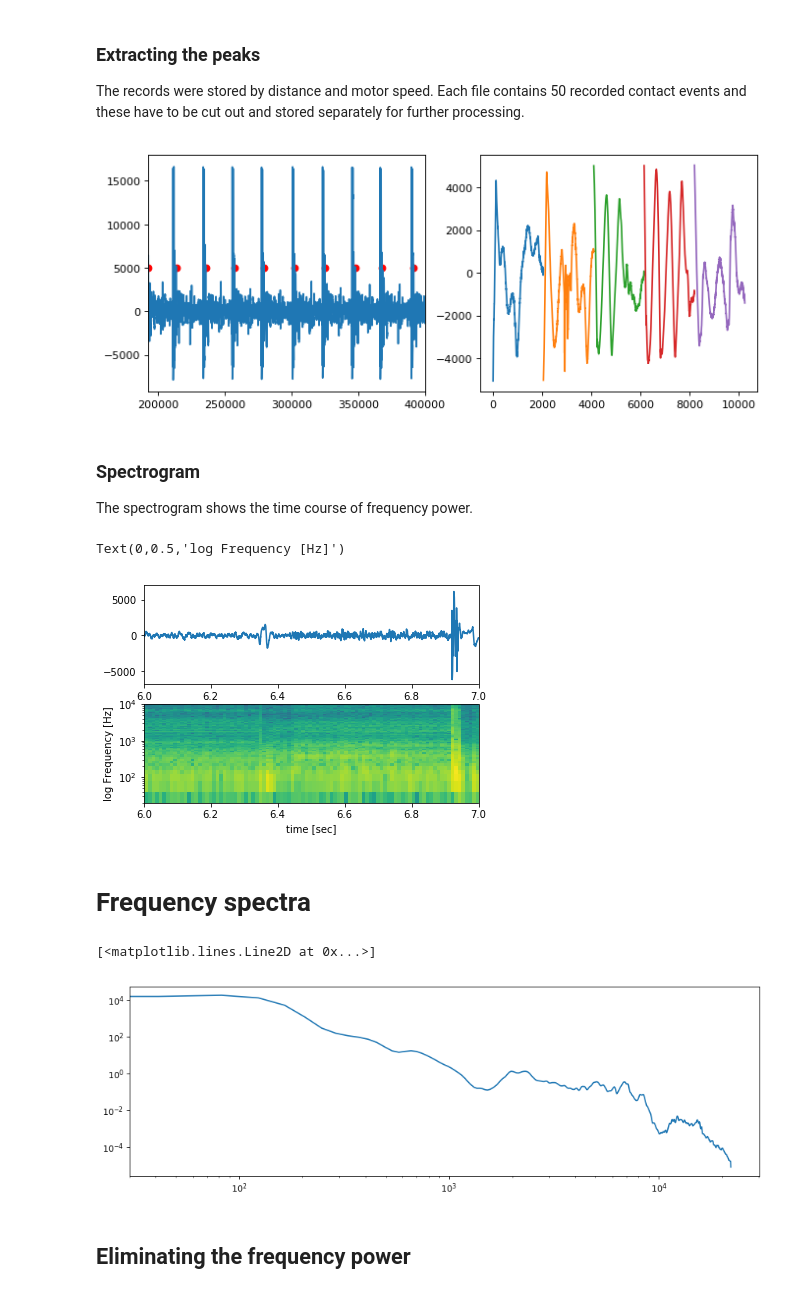
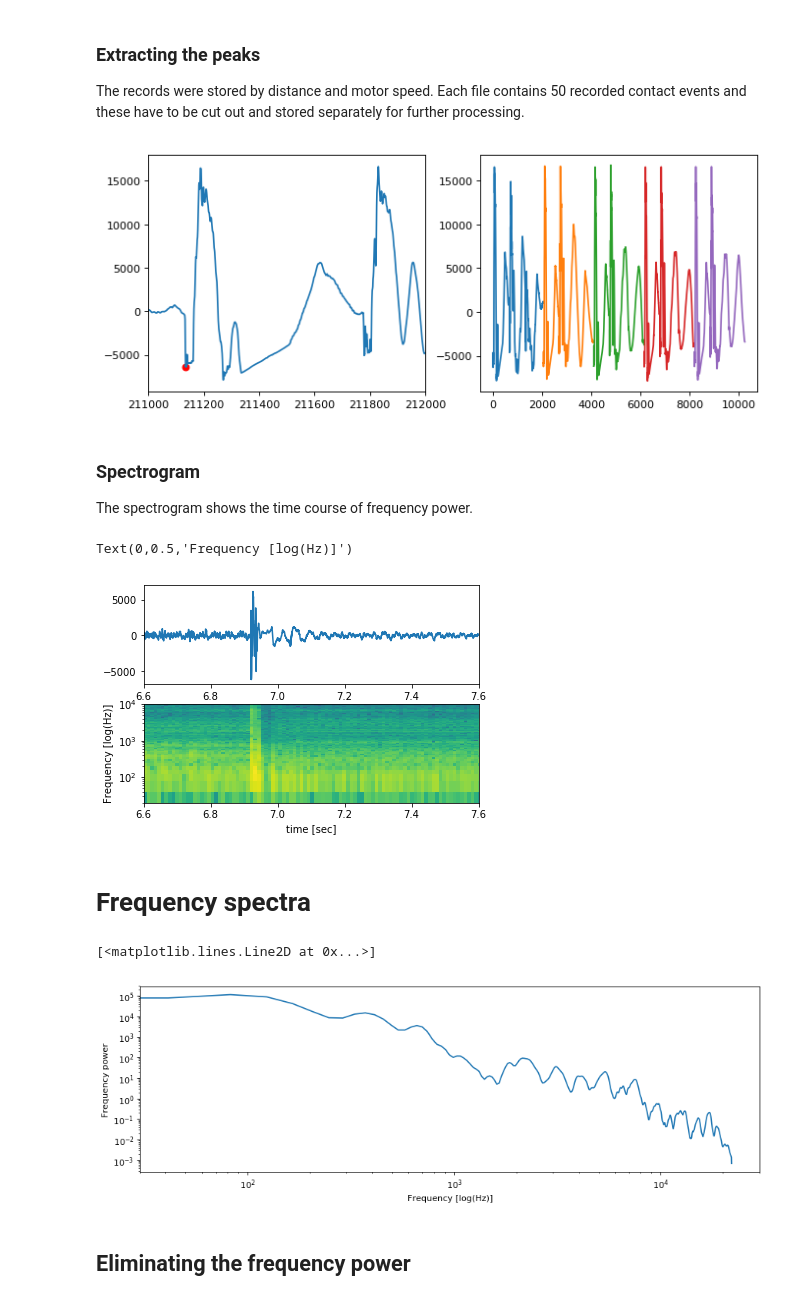
Before and after one commit to LucaHermes/PiezoAntenna, a Jupyter notebook: Piezo Antenna.ipynb, the cells around one changed output. Drawn from its saved outputs; the diff is of its cells as text; code cells hidden in the pictures.

```diff
--- a/Piezo Antenna.ipynb
+++ b/Piezo Antenna.ipynb
@@ -92,48 +92,54 @@ The records were stored by distance and motor speed. Each file contains 50 recor
 # %%
 EXPECTED_CONTACTS = 100
 THRESHOLD = 5000
 FRAGMENT_SIZE = 2048
+SAMPLES_BETWEEN_CONTACTS = 4410
 
 data = rawdata
 
-def find_peaks(x):
+def find_peaks(x, method='last_peaks'):
     above_th = pd.Series(x) > THRESHOLD
     # find every threshold transgression
     above_th = pd.Series(above_th.index[above_th == True].tolist()).astype(int)
     diff = above_th.diff(periods=-1).abs()
-    last_peaks_indices = diff.index[diff > 4410].tolist()
-    last_peaks_indices.append(len(above_th) - 1)
-    last_peaks = above_th[last_peaks_indices].reset_index(drop=True)
 
-    return last_peaks
+    if method == 'first_peaks':
+        diff = diff.shift(1).fillna(SAMPLES_BETWEEN_CONTACTS)
+
+    peaks_indices = diff.index[diff >= SAMPLES_BETWEEN_CONTACTS].tolist()
+    peaks_indices.append(len(above_th) - 1)
+    peaks = above_th[peaks_indices].reset_index(drop=True)
+
+    return peaks
+
+def extract_peaks(d):
+    peaks = find_peaks(d.abs(), method='first_peaks')
+    idx_peaks = pd.Index(peaks)
+    contacts = []
+    for c_idx in peaks:
+        contacts.append(d[c_idx:c_idx + FRAGMENT_SIZE].tolist())
+    return contacts
+
 
 for i in range(N_CLASSES):
     d = pd.Series(data['record'][i])
-    peaks = find_peaks(d.abs())
-    idx_peaks = pd.Index(peaks)
-    #print('Processing {}th record: distance {} - speed {} - found {} peaks'.format(
-    #   i, rawdata['distance'][i], rawdata['speed'][i], len(peaks)))
-    contacts = []
-    for c_idx in peaks:
-        contacts.append(d[c_idx:c_idx + FRAGMENT_SIZE].tolist())
-        contact_nr = idx_peaks.get_loc(c_idx)
     data.at[i, 'contacts'] = 0
     data['contacts'] = data['contacts'].astype(object)
-    data.at[i, 'contacts'] = np.array(contacts)
+    data.at[i, 'contacts'] = np.array(extract_peaks(d))
 
 
 plt.figure(num=None, figsize=(10, 4), dpi=80)
 plt.subplot('121')
 last_series = data['record'][len(data['record'])-1]
 plt.plot(last_series)
 plt.scatter(peaks, [ last_series[i] for i in peaks ], color='r')
-plt.xlim((192599, 400000))
+plt.xlim((211000, 212000))
 plt.subplot('122')
 for i in range(5):
     xs = range(FRAGMENT_SIZE*(i),FRAGMENT_SIZE*(i+1))
     plt.plot(xs, last_series[peaks[i]:peaks[i] + FRAGMENT_SIZE])
 # %% [output]
-[figure, old version]
+[figure, new version]
 # %% [markdown]
 ### Spectrogram
 
@@ -163,18 +169,18 @@ f, t, Sxx = generate_spectrogram(dat)
 fig, ax = plt.subplots(2,1)
 ax[1].set_ylim((20, 10000))
 # show two seconds of the signals spectrogram
-ax[0].set_xlim((6, 7))
-ax[1].set_xlim((6, 7))
+ax[0].set_xlim((6.6, 7.6))
+ax[1].set_xlim((6.6, 7.6))
 # plot raw signal
 ax[0].plot(samples_to_time(len(data['record'][0])), dat)
 # plot spectrogram
 ax[1].pcolormesh(t, f, Sxx, label='spectrogram i')
 ax[1].set_yscale('log')
 ax[1].set_xlabel("time [sec]")
-ax[1].set_ylabel("log Frequency [Hz]")
+ax[1].set_ylabel("Frequency [log(Hz)]")
 # %% [output]
-Text(0,0.5,'log Frequency [Hz]')
+Text(0,0.5,'Frequency [log(Hz)]')
-[figure, old version]
+[figure, new version]
 # %% [markdown]
 # Frequency spectra
 # %%
@@ -213,12 +219,12 @@ for i in range(N_CLASSES):
 #f, ax = plt.subplots()
 plt.xscale('log')
 plt.yscale('log')
-plt.xlabel("log frequency [Hz]")
+plt.xlabel("Frequency [log(Hz)]")
 plt.ylabel("Frequency power")
 plt.plot(f, avg) #, std_dev)
 # %% [output]
 [<matplotlib.lines.Line2D at 0x...>]
-[figure, old version]
+[figure, new version]
 # %% [markdown]
 ## Eliminating the frequency power
 # %% [markdown]
```
Also changed, not shown: parts of 1 cell of this notebook.
